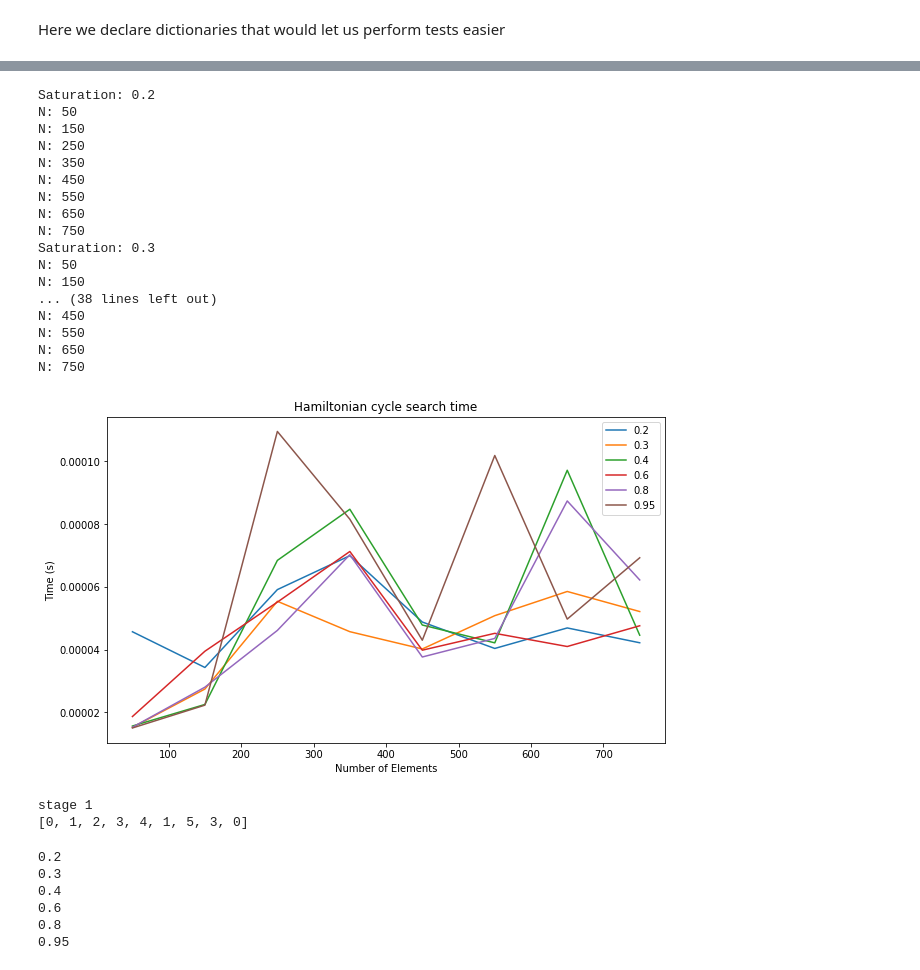
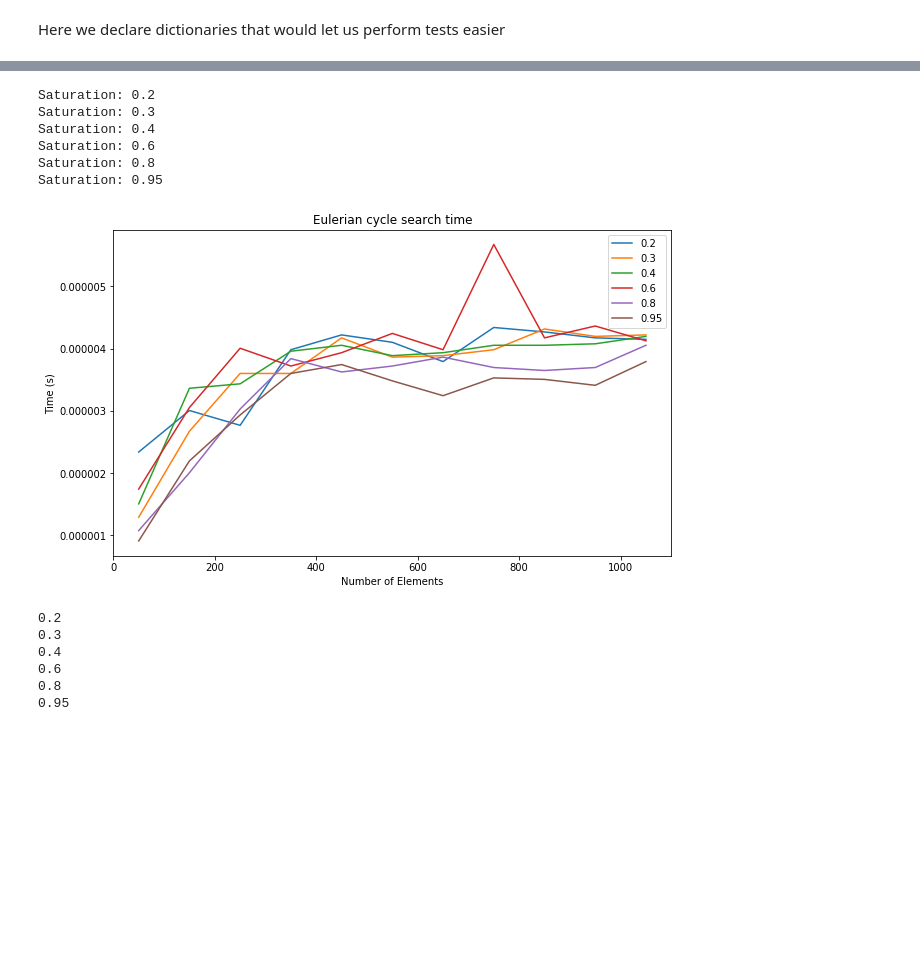
Before and after one commit to trebacz626/ai-projects-uni, a Jupyter notebook: Algorithms and Data Structures/cycles/cycles copy.ipynb, the cells around one changed output, grey strips where cells are left out. Saved outputs shown, nothing was run; the diff lists cells and outputs as text; code cells hidden in the pictures; blank space fills up the shorter version.

Commit message:
ALDS cycles and dynamic OSCP reader writer

```diff
--- a/Algorithms and Data Structures/cycles/cycles copy.ipynb
+++ b/Algorithms and Data Structures/cycles/cycles copy.ipynb
@@ -238,36 +216,37 @@ def is_eulerian_for_matrix_rep(array,n):
 # %%
 def eulerian_backtracking(graph, n_vert,n_edges, path, depth):
     if depth == n_edges:
-        if graph[path[depth-1]][path[0]]:
+        final_edge_exists = path[0] in graph[path[depth-1]]
+        if final_edge_exists:
             path.append(path[0])
-        return graph[path[depth-1]][path[0]]
-    for i in range(n_vert):
-        if graph[path[depth-1]][i]:
-            graph[path[depth-1]][i]=False
-            graph[i][path[depth-1]]=False
-            path.append(i)
-            if eulerian_backtracking(graph, n_vert, n_edges, path, depth+1):
-                return path
-            path.pop()
-            graph[path[depth-1]][i]=True
-            graph[i][path[depth-1]]=True
+        return final_edge_exists
+    for v in graph[path[depth-1]]:
+        graph[path[depth-1]].remove(v)
+        graph[v].remove(path[depth-1])
+        path.append(v)
+        if eulerian_backtracking(graph, n_vert, n_edges, path, depth+1):
+            return path
+        path.pop()
+        graph[path[depth-1]].append(v)
+        graph[v].append(path[depth-1])
     return False
 
 
 
 def find_eulerian_cycle(graph,n,m):
-    if not is_eulerian_for_matrix_rep(graph,n):
-        return False
-    print("stage 1")
+    for vlist in graph:
+        if len(vlist)%2==1:
+            return False
+    print("wow")
     return eulerian_backtracking(graph,n,m,[0],1)
 # %%
 def measure_eulerian_single(graph,n,m):
+    adj_list = convert_to_list_of_incidents(n,graph)
     startTime = time.time()
-    find_eulerian_cycle(graph,n,m)
+    find_eulerian_cycle(adj_list,n,m)
     return time.time()-startTime
 
 def measure_times_eulerian(saturation,n):
-    print("N: "+str(n))
     times = [measure_eulerian_single(read_graph(saturation,n,copy),n,edges_count(n,saturation)) for copy in range(COPIES)]
     return sum(times)/COPIES
 # %%
@@ -278,38 +257,24 @@ def perform_test_single_entry_eulerian(entry, X):
 def perform_tests_eulerian(entries,minimum=11,maximum=22,jump=1):
     X = [i for i in range(minimum,maximum, jump)]
     Ys = [perform_test_single_entry_eulerian(entry,X) for entry in entries]
-    plot_plot(X, Ys, entries, "Hamiltonian cycle search time")
+    plot_plot(X, Ys, entries, "Eulerian cycle search time")
 # %%
-perform_tests_eulerian(edge_saturations,50,751,100)
+perform_tests_eulerian(edge_saturations,50,1051,100)
 # %% [output]
 Saturation: 0.2
-N: 50
-N: 150
-N: 250
-N: 350
-N: 450
-N: 550
-N: 650
-N: 750
 Saturation: 0.3
-N: 50
-N: 150
-... (38 lines left out)
-N: 450
-N: 550
-N: 650
-N: 750
+Saturation: 0.4
+Saturation: 0.6
+Saturation: 0.8
+Saturation: 0.95
-[figure, old version]
+[figure, new version]
 # %%
-graph = np.array(
-    [[0,1,0,1,0,0],#0
-    [1,0,1,0,1,1],#1
-    [0,1,0,1,0,0],#2
-    [1,0,1,0,1,1],#3
-    [0,1,0,1,0,0],
-    [0,1,0,1,0,0]], dtype=bool)
-print(find_eulerian_cycle(graph,6,8))
+# graph = np.array(
+#     [[0,1,0,1,0,0],#0
+#     [1,0,1,0,1,1],#1
+#     [0,1,0,1,0,0],#2
+#     [1,0,1,0,1,1],#3
+#     [0,1,0,1,0,0],
+#     [0,1,0,1,0,0]], dtype=bool)
+# print(find_eulerian_cycle(graph,6,8))
-# %% [output]
-stage 1
-[0, 1, 2, 3, 4, 1, 5, 3, 0]
 # %%
```
Also changed, not shown: parts of 8 cells of this notebook, 7 other files.
